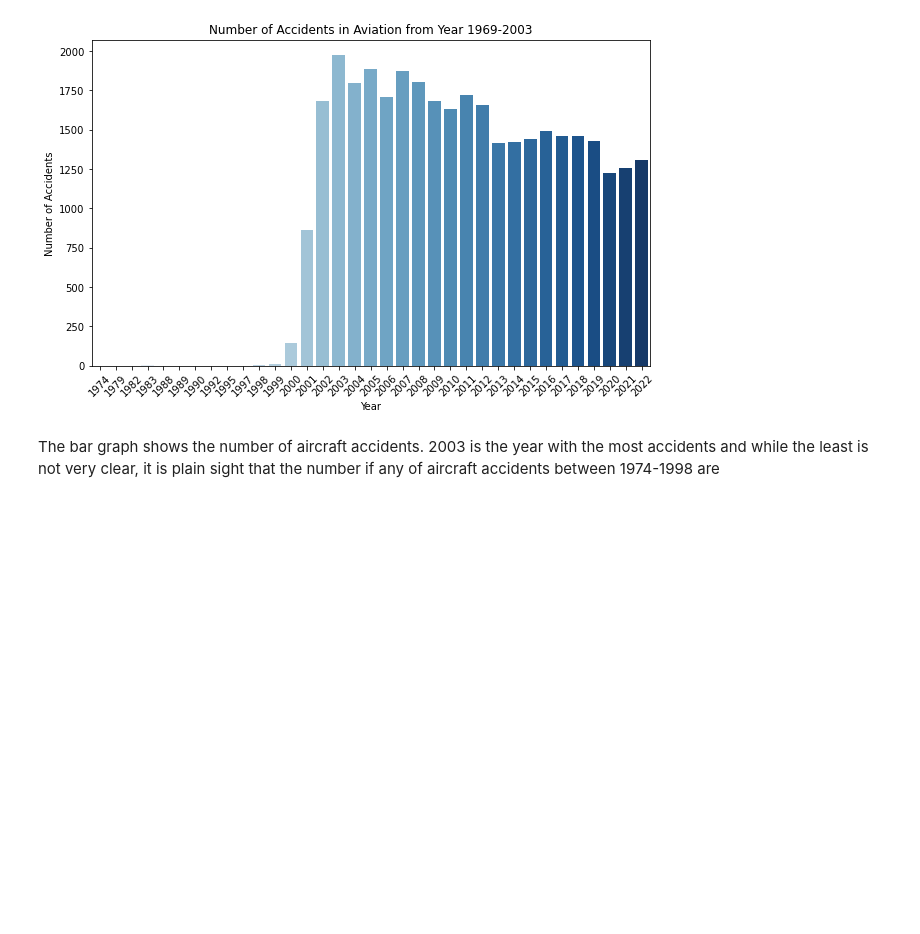
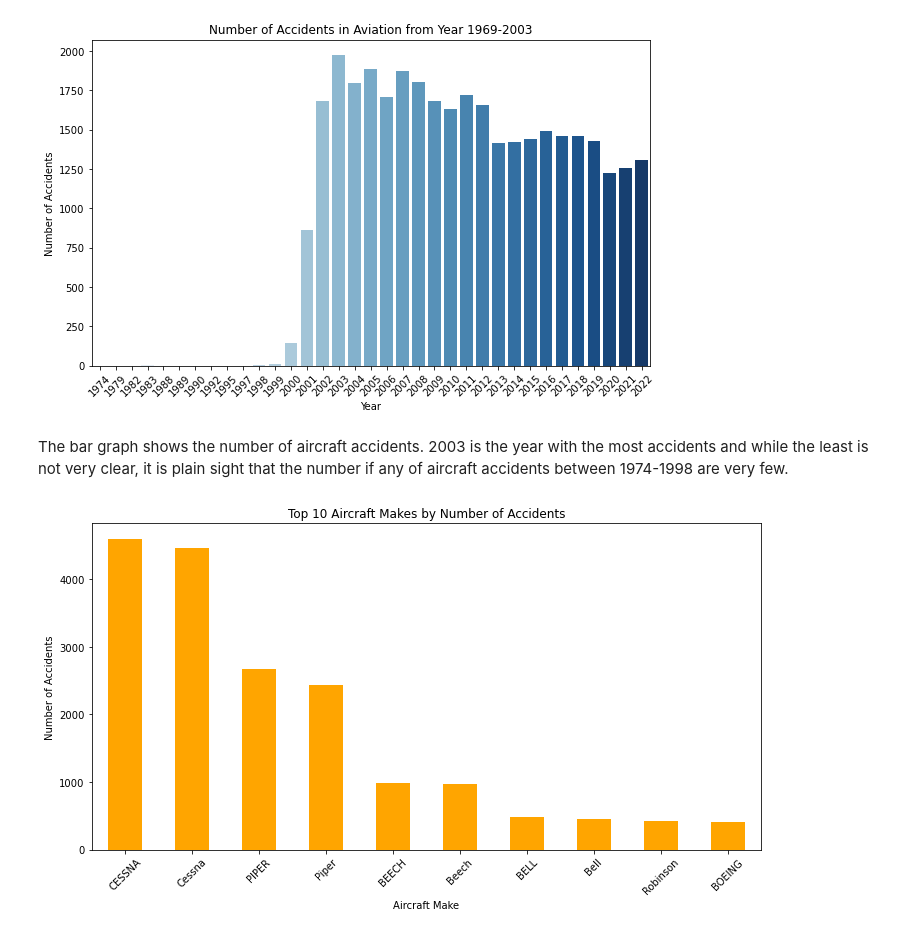
Before and after one commit to MercyBarminga/DSPT11-Phase1-Project, a Jupyter notebook: dsc_phase1_project_AviationData.ipynb, the cells around one changed output. Drawn from its saved outputs; the diff is of its cells as text; code cells hidden in the pictures; blank space fills up the shorter version.

Commit message:
visualizing broad phase by flight versus year and aircraft make versus number of accidents.

```diff
--- a/dsc_phase1_project_AviationData.ipynb
+++ b/dsc_phase1_project_AviationData.ipynb
@@ -340,4 +340,21 @@ plt.show()
 # %% [output]
 [figure]
 # %% [markdown]
-The bar graph shows the number of aircraft accidents. 2003 is the year with the most accidents and while the least is not very clear, it is plain sight that the number if any of aircraft accidents between 1974-1998 are
+The bar graph shows the number of aircraft accidents. 2003 is the year with the most accidents and while the least is not very clear, it is plain sight that the number if any of aircraft accidents between 1974-1998 are very few.
+# %%
+#Visualize the make of the aircraft versus the number of accidents
+import matplotlib.pyplot as plt
+
+# Group by 'Make' and count number of accidents
+accidents_by_make = df['Make'].value_counts().head(10)  # Top 10 makes with most accidents
+
+# Plot the data
+plt.figure(figsize=(12,6))
+accidents_by_make.plot(kind='bar', color='orange')
+plt.title('Top 10 Aircraft Makes by Number of Accidents')
+plt.xlabel('Aircraft Make')
+plt.ylabel('Number of Accidents')
+plt.xticks(rotation=45)
+plt.show()
+# %% [output]
+[figure, added]
```
Also changed, not shown: parts of 4 cells of this notebook.
